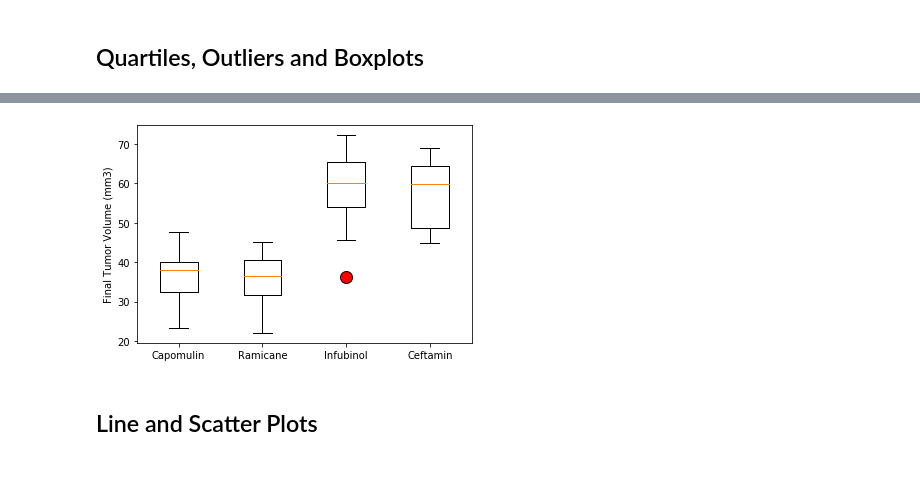
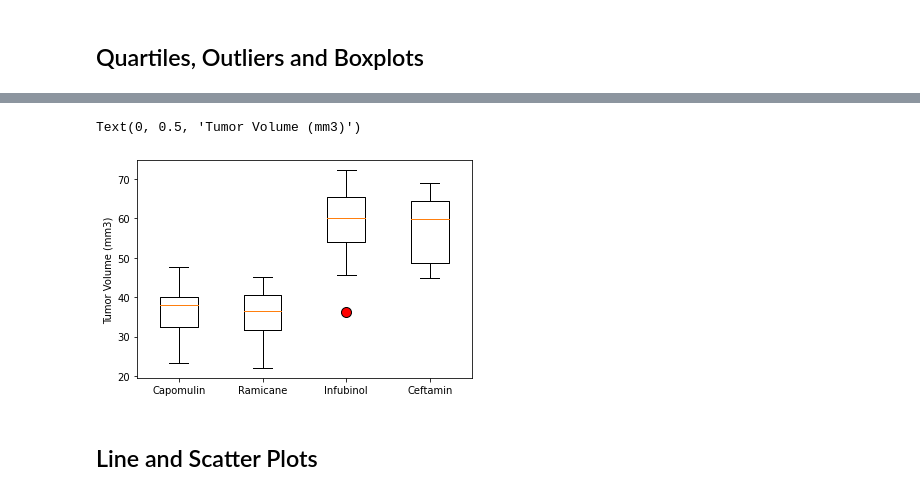
Before and after one commit to Tsmoore002900/Data_Visualization, a Jupyter notebook: pymaceuticals_results.ipynb, the cells around one changed output, grey strips where cells are left out. Drawn from its saved outputs; the diff is of its cells as text; code cells hidden in the pictures.

```diff
--- a/pymaceuticals_results.ipynb
+++ b/pymaceuticals_results.ipynb
@@ -207,20 +211,11 @@ KeyError: 0.25
-# %%
-# Generate a box plot that shows the distrubution of the tumor volume for each treatment group.
-    quartiles = Last_Tumor_Volume.quantile([0.25,0.5,0.75])
-    lowerq = quartiles[0.25]
-    upperq = quartiles[0.75]
-    iqr = upperq-lowerq
-    lower_bound = lowerq - (1.5*iqr)
-    upper_bound = upperq + (1.5*iqr)
-    outliers = tumor_vol.loc[(Last_Tumor_Volume < lower_bound) | (Last_Tumor_Volume > upper_bound)]
-
-Capomulin's potential outliers: Series([], Name: Tumor Volume (mm3), dtype: float64)
-Ramicane's potential outliers: Series([], Name: Tumor Volume (mm3), dtype: float64)
-Infubinol's potential outliers: 31    36.321346
-Name: Tumor Volume (mm3), dtype: float64
-Ceftamin's potential outliers: Series([], Name: Tumor Volume (mm3), dtype: float64)
-# %% [output]
-[figure, removed]
+# %%
+# Generate a box plot that shows the distrubution of the tumor volume for each treatment group.
+fig1, final_tumor_plot = plt.subplots()
+final_tumor_plot.boxplot(final_tumor_vol_list, labels=regimen, flierprops={"markerfacecolor":"r","markersize": 10})
+final_tumor_plot.set_ylabel("Tumor Volume (mm3)")
+# %% [output]
+Text(0, 0.5, 'Tumor Volume (mm3)')
+[figure, added]
 # %% [markdown]
 ## Line and Scatter Plots
 # %%
```
Also changed, not shown: parts of 10 cells of this notebook.
